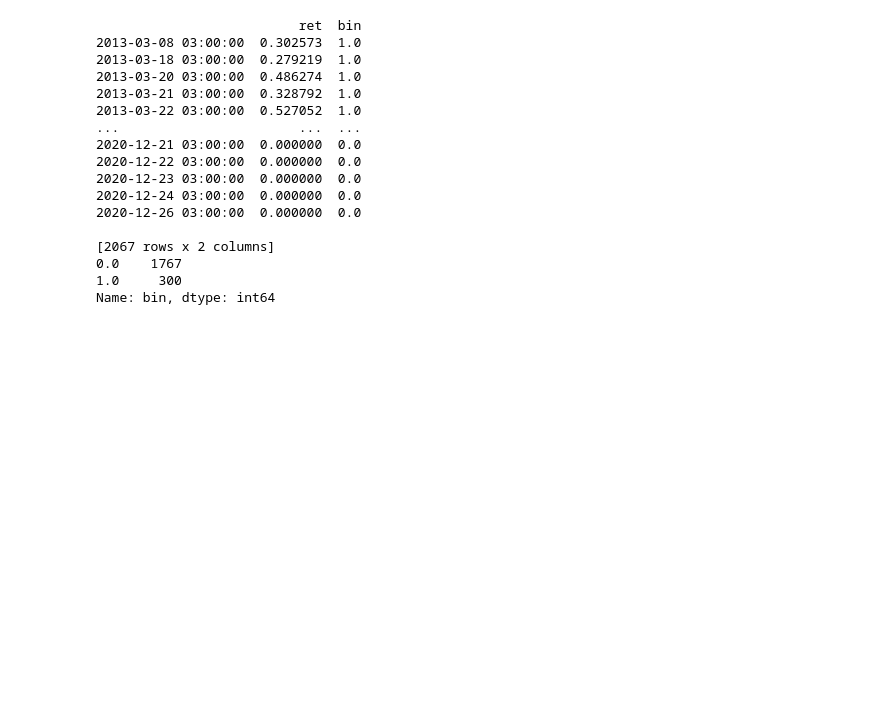
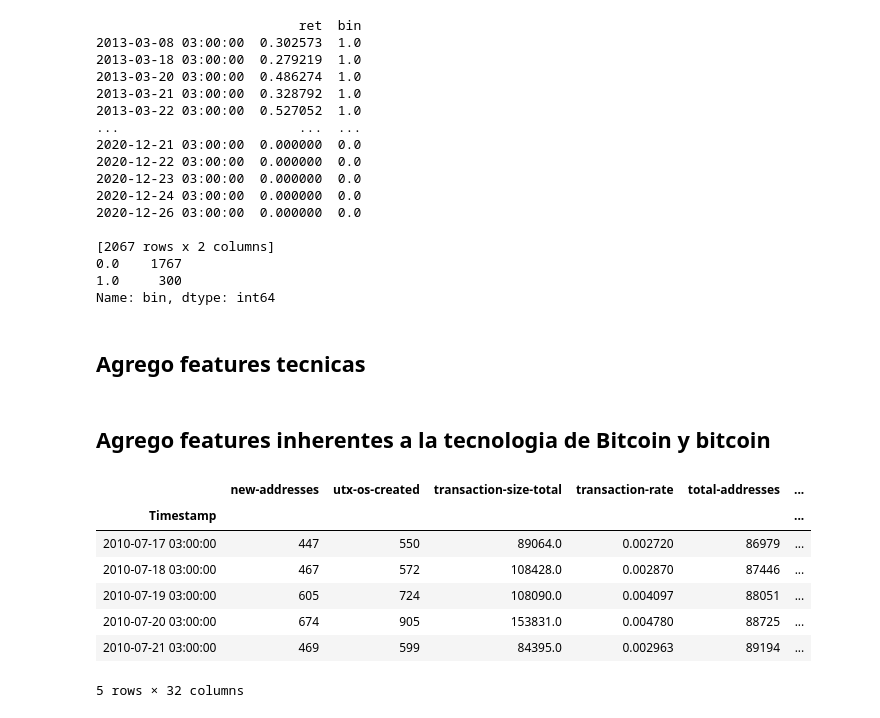
Before and after one commit to agalbachicar/financial_analytics, a Jupyter notebook: notebooks/btc_all_together.ipynb, the cells around one changed output. Drawn from its saved outputs; the diff is of its cells as text; code cells hidden in the pictures; blank space fills up the shorter version.

Commit message:
Agrego computo de features tecnicos y de plataforma. (#14)

```diff
--- a/notebooks/btc_all_together.ipynb
+++ b/notebooks/btc_all_together.ipynb
@@ -1160,3 +1212,5 @@ print(meta_label['bin'].value_counts())
 0.0    1767
 1.0     300
 Name: bin, dtype: int64
+# %% [markdown]
+## Agrego features tecnicas
@@ -1162,0 +1237,16 @@ Name: bin, dtype: int64
+# %% [markdown]
+## Agrego features inherentes a la tecnologia de Bitcoin y bitcoin
+# %%
+# Cargo features ya procesadas de Glassnode.
+GLASSNODE_PATH = '../datasets/glassnode.csv'
+glassnode = pd.read_csv(GLASSNODE_PATH, parse_dates=['Timestamp'], date_parser=unix_time_to_date, index_col='Timestamp')
+glassnode.head()
+# %% [output]
+|  | new-addresses | utx-os-created | transaction-size-total | transaction-rate | total-addresses | ... |
+| Timestamp |  |  |  |  |  | ... |
+| 2010-07-17 03:00:00 | 447 | 550 | 89064.0 | 0.002720 | 86979 | ... |
+| 2010-07-18 03:00:00 | 467 | 572 | 108428.0 | 0.002870 | 87446 | ... |
+| 2010-07-19 03:00:00 | 605 | 724 | 108090.0 | 0.004097 | 88051 | ... |
+| 2010-07-20 03:00:00 | 674 | 905 | 153831.0 | 0.004780 | 88725 | ... |
+| 2010-07-21 03:00:00 | 469 | 599 | 84395.0 | 0.002963 | 89194 | ... |
+5 rows × 32 columns
```
Also changed, not shown: parts of 10 cells of this notebook, 2 other files.
